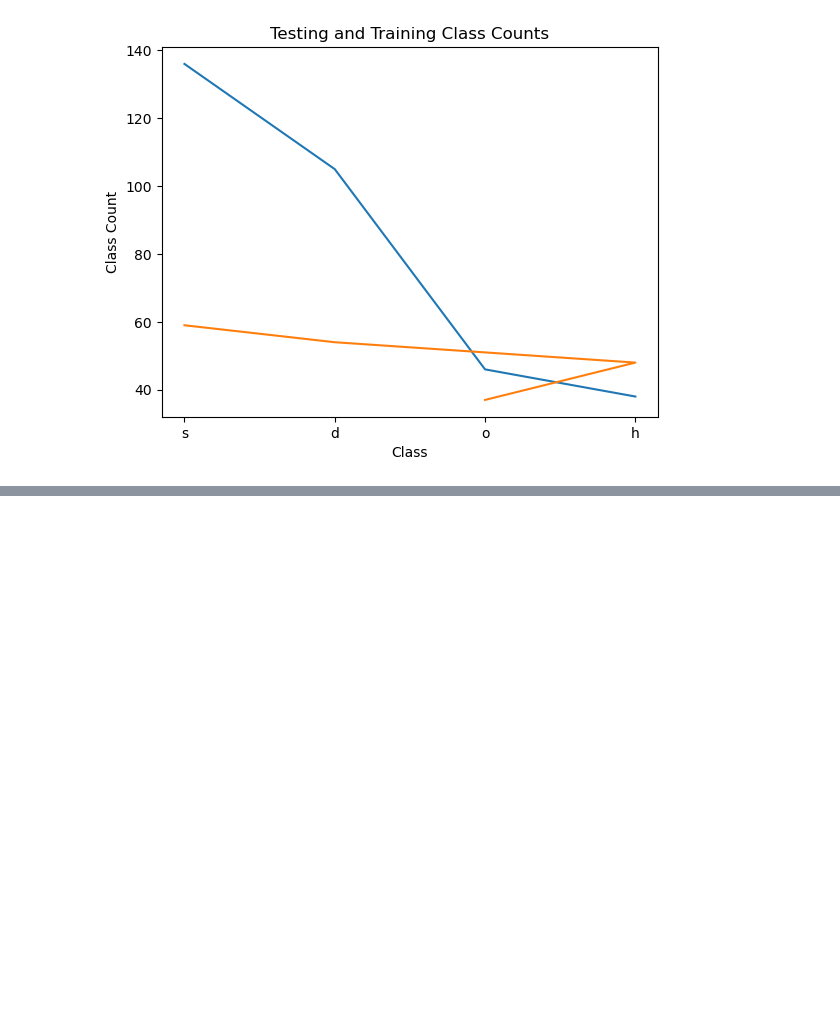
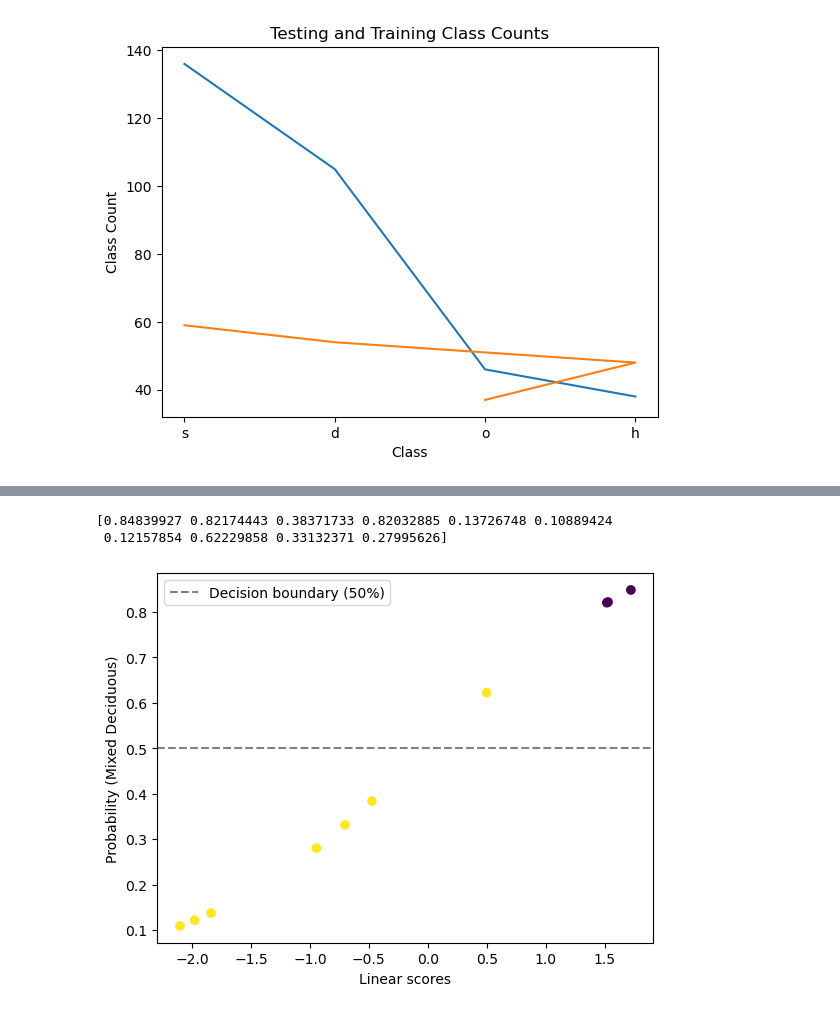
Before and after one commit to Oatesha/Machine-Learning, a Jupyter notebook: Assign 1/assignment1.ipynb, the cells around one changed output, grey strips where cells are left out. Cells and saved outputs as stored; diff of their text form; code cells hidden in the pictures; blank space fills up the shorter version.

```diff
--- a/Assign 1/assignment1.ipynb
+++ b/Assign 1/assignment1.ipynb
@@ -115,0 +308,28 @@ plt.show()
+# %%
+#fit logistic regression model with all features
+log_reg_all_features = LogisticRegression()
+log_reg_all_features.fit(x_train_sd, y_train_sd)
+
+#initialise a random number generator and then select 10 random values from our dataset
+np.random.seed(5508)
+random_indices = np.random.choice(x_test_sd.index, size=10, replace=False)
+X_test_random = x_test_sd.loc[random_indices]
+y_test_random = y_test_sd.loc[random_indices]
+
+#extract the score value from the logistic regression model for our x axis and calculate the probabilities
+scores = log_reg_all_features.decision_function(X_test_random)
+probabilities = log_reg_all_features.predict_proba(X_test_random)[:, 1]
+print(probabilities)
+
+#plot probabilities and decision boundary
+plt.scatter(scores, probabilities, c=y_test_random.map({"s": 0, "d": 1}))
+plt.axhline(y=0.5, color='gray', linestyle='--', label="Decision boundary (50%)")
+plt.xlabel("Linear scores")
+plt.ylabel("Probability (Mixed Deciduous)")
+plt.legend()
+
+plt.show()
+# %% [output]
+[0.84839927 0.82174443 0.38371733 0.82032885 0.13726748 0.10889424
+ 0.12157854 0.62229858 0.33132371 0.27995626]
+[figure, added]
```
Also changed, not shown: parts of 40 cells of this notebook, 1 other file.
